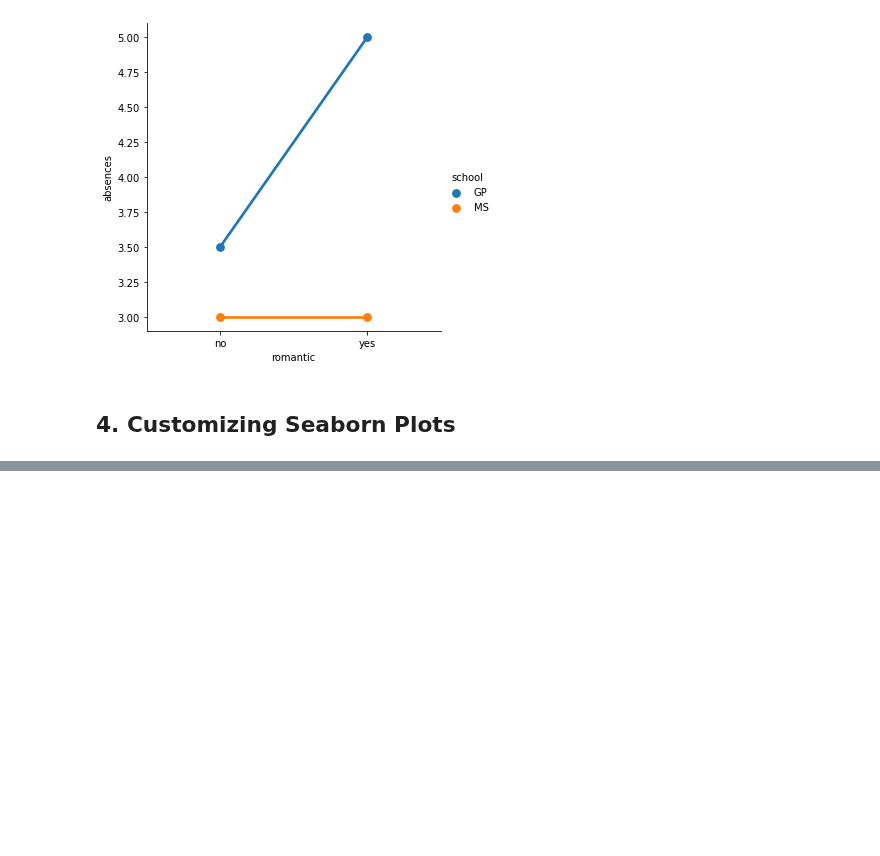
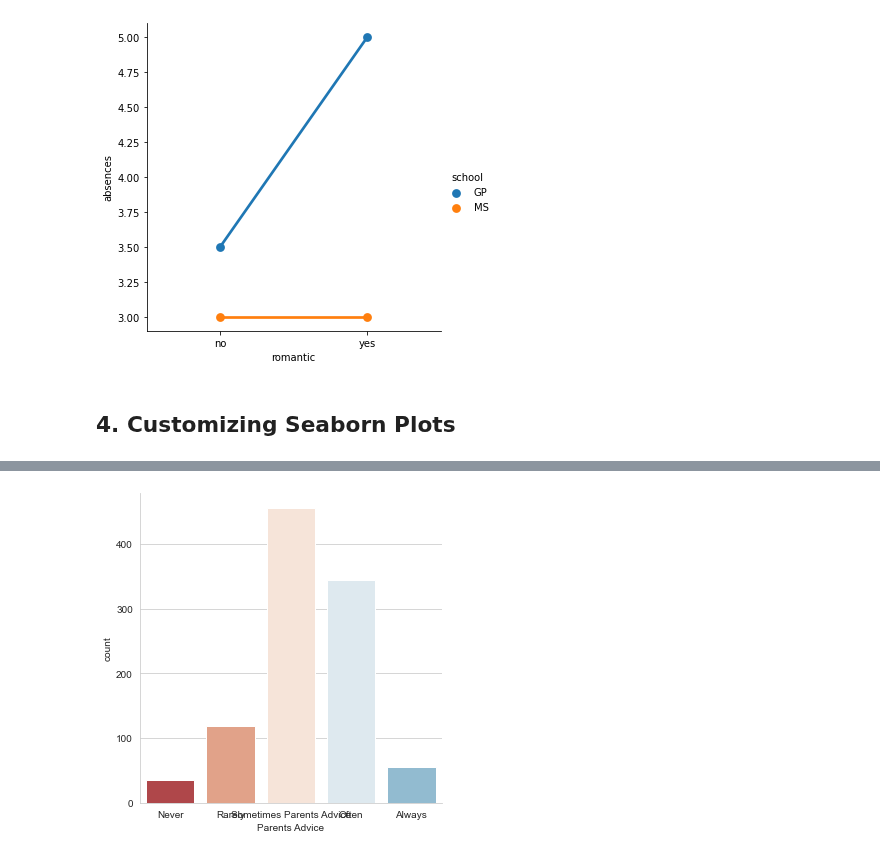
Before and after one commit to pedrogrigorio/DataCamp-Python-Data-Science-Track, a Jupyter notebook: 6-Introduction_to_Data_Visualization_with_Seaborn/notebook.ipynb, the cells around one changed output, grey strips where cells are left out. Drawn from its saved outputs; the diff is of its cells as text; code cells hidden in the pictures; blank space fills up the shorter version.

```diff
--- a/6-Introduction_to_Data_Visualization_with_Seaborn/notebook.ipynb
+++ b/6-Introduction_to_Data_Visualization_with_Seaborn/notebook.ipynb
@@ -22,6 +23,13 @@ region = countries_info['Region']
 survey_data = survey_data_dataset
 survey_data['Age Category'] = ["Less than 21" if s < 21 else "21+" for s in survey_data_dataset['Age']]
 survey_data['Interested in Math'] = [True if s > 3 else False for s in survey_data_dataset['Mathematics']]
+map_dictionary = {1:"Never", 2:"Rarely", 3:"Sometimes Parents Advice", 4:"Often", 5:"Always"}
+survey_data['Parents Advice'] = survey_data["Parents' advice"].map(map_dictionary)
+survey_data['Feels Lonely'] = [True if s > 3 else False for s in survey_data_dataset['Loneliness']]
+
+condition_list = [(survey_data['Siblings'] == 0), (np.logical_or(survey_data['Siblings'] == 1, survey_data['Siblings'] == 2)), (survey_data['Siblings'] > 2)]
+choice_list = ['0', '1-2', '3+']
+survey_data['Number of Siblings'] = np.select(condition_list, choice_list)
 # %% [markdown]
 ## 1. Introduction to Seaborn
 # %% [markdown]
@@ -409,0 +426,17 @@ plt.show()
+# %%
+# Change the color palette to "RdBu"
+sns.set_style("whitegrid")
+sns.set_palette("RdBu")
+
+# Create a count plot of survey responses
+category_order = ["Never", "Rarely", "Sometimes Parents Advice", "Often", "Always"]
+
+sns.catplot(x="Parents Advice",
+            data=survey_data,
+            kind="count",
+            order=category_order)
+
+# Show plot
+plt.show()
+# %% [output]
+[figure, added]
```
Also changed, not shown: parts of 5 cells of this notebook.
